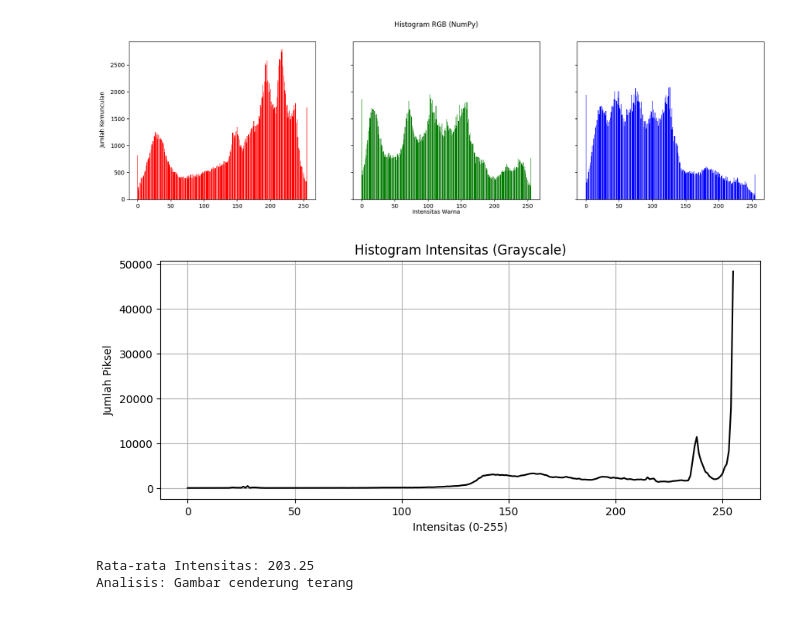
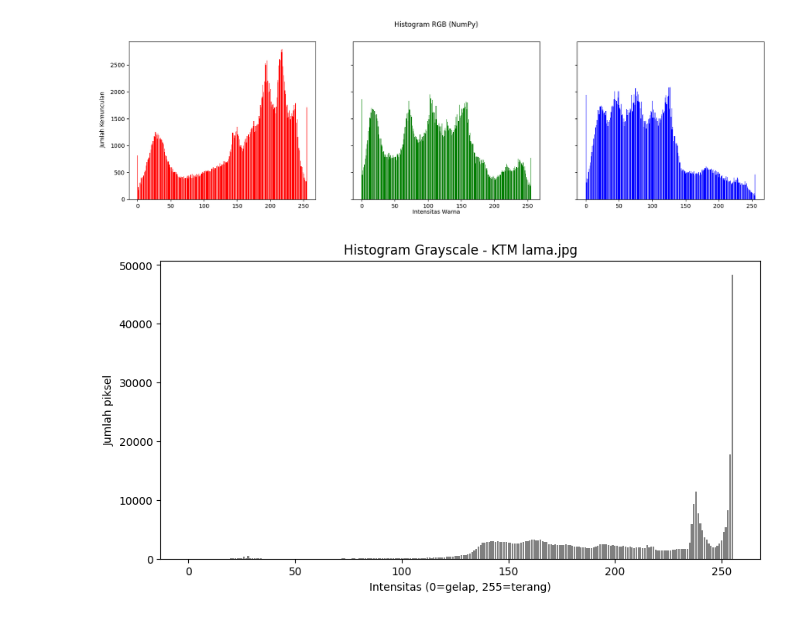
Before and after one commit to AJULUMEL/PCVK25_3F_07, a Jupyter notebook: WEEK5_07.ipynb, the cells around one changed output. Saved outputs shown, nothing was run; the diff lists cells and outputs as text; code cells hidden in the pictures.

```diff
--- a/WEEK5_07.ipynb
+++ b/WEEK5_07.ipynb
@@ -75,30 +75,17 @@ Apakah output histogram manual dan NumPy sama? True
 # %%
 img = cv.imread('/content/drive/MyDrive/Colab Notebooks/Pertemuan 5/KTM lama.jpg')
 
 gray = cv.cvtColor(img, cv.COLOR_BGR2GRAY)
 
-hist = cv.calcHist([gray], [0], None, [256], [0, 256])
+# Histogram
+hist, bins = np.histogram(gray.ravel(), bins=256, range=(0,256))
 
-plt.figure(figsize=(10,4))
-plt.plot(hist, color='black')
-plt.title('Histogram Intensitas (Grayscale)')
-plt.xlabel('Intensitas (0-255)')
-plt.ylabel('Jumlah Piksel')
-plt.grid()
+# Plot
+plt.figure(figsize=(10,5))
+plt.bar(bins[:-1], hist, color='gray')
+plt.title("Histogram Grayscale - KTM lama.jpg")
+plt.xlabel("Intensitas (0=gelap, 255=terang)")
+plt.ylabel("Jumlah piksel")
 plt.show()
-
-mean_intensity = np.mean(gray)
-print(f"Rata-rata Intensitas: {mean_intensity:.2f}")
-
-if mean_intensity < 85:
-    kondisi = "Gambar cenderung gelap"
-elif mean_intensity < 170:
-    kondisi = "Gambar memiliki intensitas sedang"
-else:
-    kondisi = "Gambar cenderung terang"
-
-print("Analisis:", kondisi)
 # %% [output]
-[figure, old version]
+[figure, new version]
-Rata-rata Intensitas: 203.25
-Analisis: Gambar cenderung terang
```
Also changed, not shown: parts of 1 cell of this notebook.
